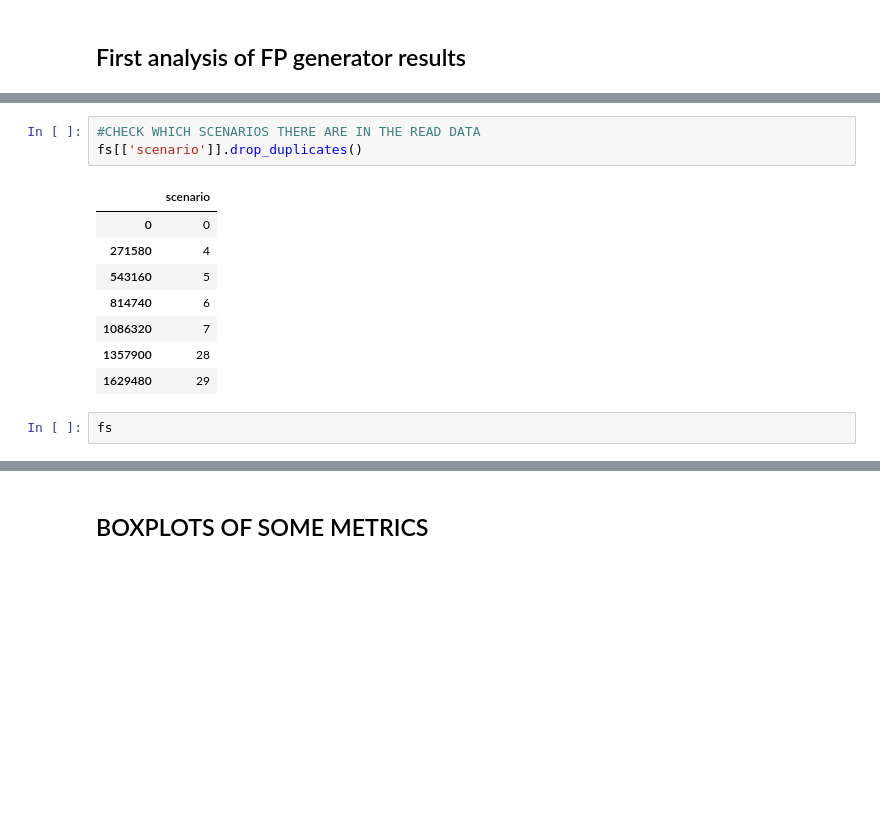
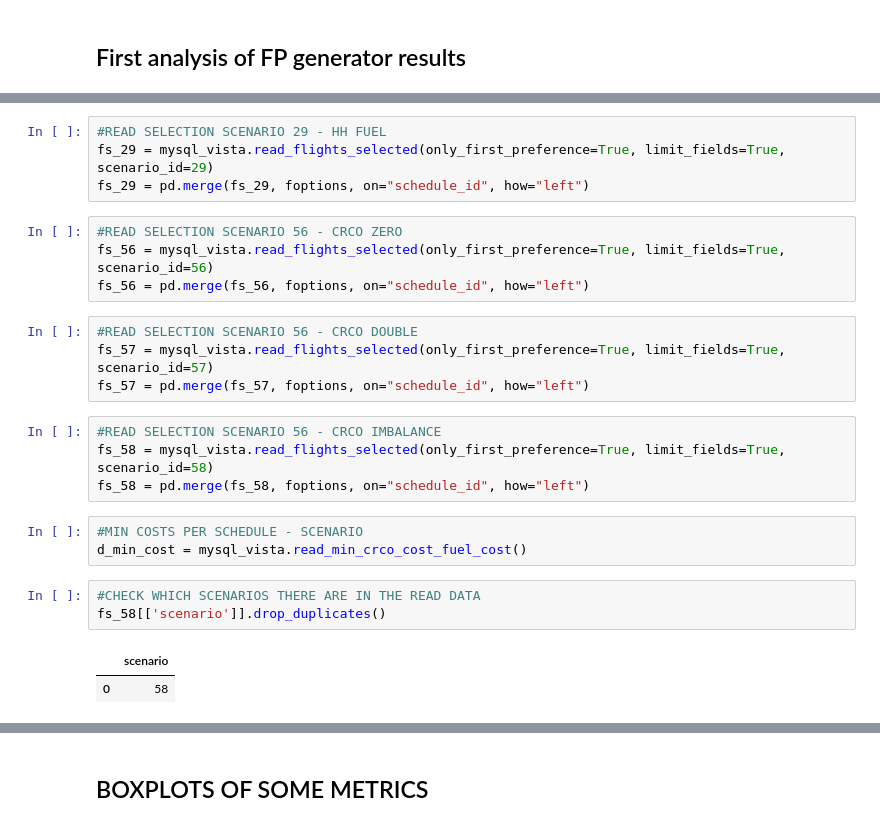
Before and after one commit to GGurtner/vista-results, a Jupyter notebook: FP_generator_results_analysis_for_D5.1.ipynb, the cells around one changed output, grey strips where cells are left out. Drawn from its saved outputs; the diff is of its cells as text; blank space fills up the shorter version.

```diff
--- a/FP_generator_results_analysis_for_D5.1.ipynb
+++ b/FP_generator_results_analysis_for_D5.1.ipynb
@@ -57,14 +94,25 @@ fs = pd.merge(fs, foptions, on="schedule_id", how="left")
+# %%
+#READ SELECTION SCENARIO 29 - HH FUEL
+fs_29 = mysql_vista.read_flights_selected(only_first_preference=True, limit_fields=True, scenario_id=29)
+fs_29 = pd.merge(fs_29, foptions, on="schedule_id", how="left")
+# %%
+#READ SELECTION SCENARIO 56 - CRCO ZERO
+fs_56 = mysql_vista.read_flights_selected(only_first_preference=True, limit_fields=True, scenario_id=56)
+fs_56 = pd.merge(fs_56, foptions, on="schedule_id", how="left")
+# %%
+#READ SELECTION SCENARIO 56 - CRCO DOUBLE
+fs_57 = mysql_vista.read_flights_selected(only_first_preference=True, limit_fields=True, scenario_id=57)
+fs_57 = pd.merge(fs_57, foptions, on="schedule_id", how="left")
+# %%
+#READ SELECTION SCENARIO 56 - CRCO IMBALANCE
+fs_58 = mysql_vista.read_flights_selected(only_first_preference=True, limit_fields=True, scenario_id=58)
+fs_58 = pd.merge(fs_58, foptions, on="schedule_id", how="left")
+# %%
+#MIN COSTS PER SCHEDULE - SCENARIO
+d_min_cost = mysql_vista.read_min_crco_cost_fuel_cost()
 # %%
 #CHECK WHICH SCENARIOS THERE ARE IN THE READ DATA
-fs[['scenario']].drop_duplicates()
+fs_58[['scenario']].drop_duplicates()
 # %% [output]
 |  | scenario |
-| 0 | 0 |
-| 271580 | 4 |
-| 543160 | 5 |
-| 814740 | 6 |
-| 1086320 | 7 |
-| 1357900 | 28 |
-| 1629480 | 29 |
+| 0 | 58 |
-# %%
-fs
```
Also changed, not shown: parts of 44 cells of this notebook.
